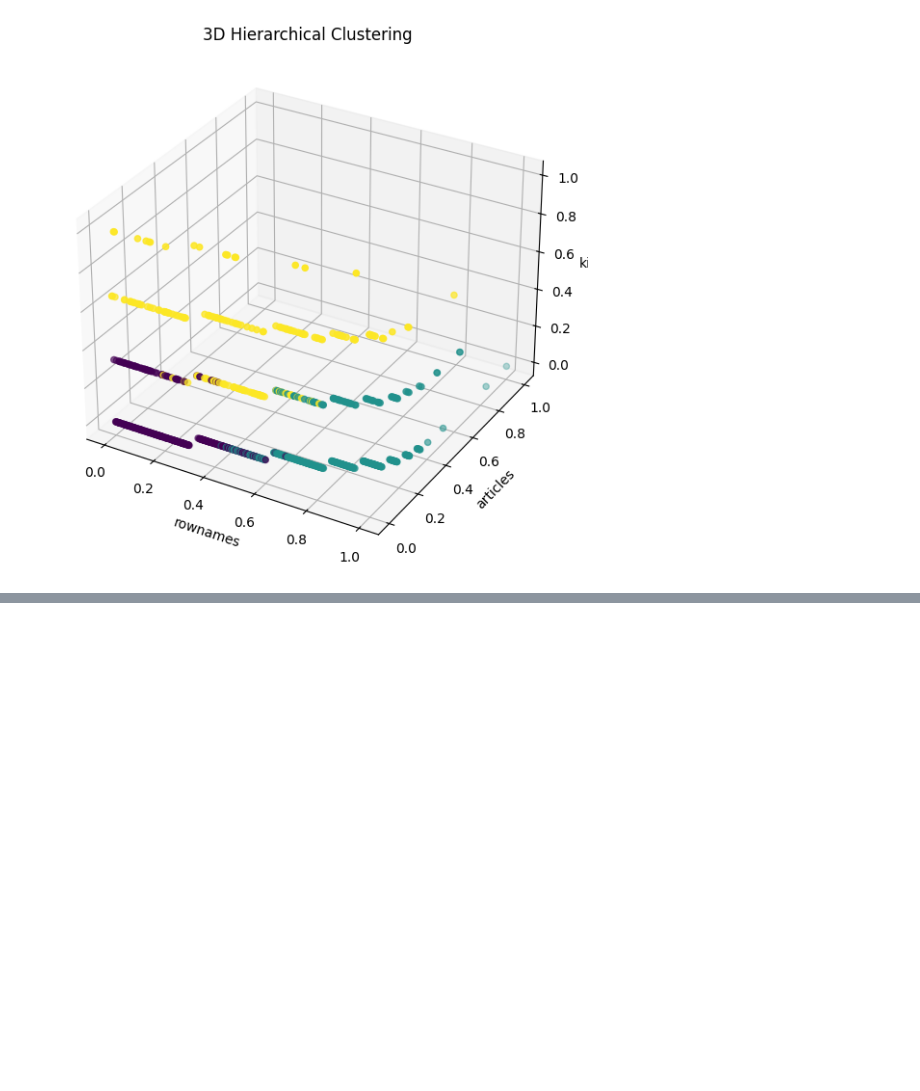
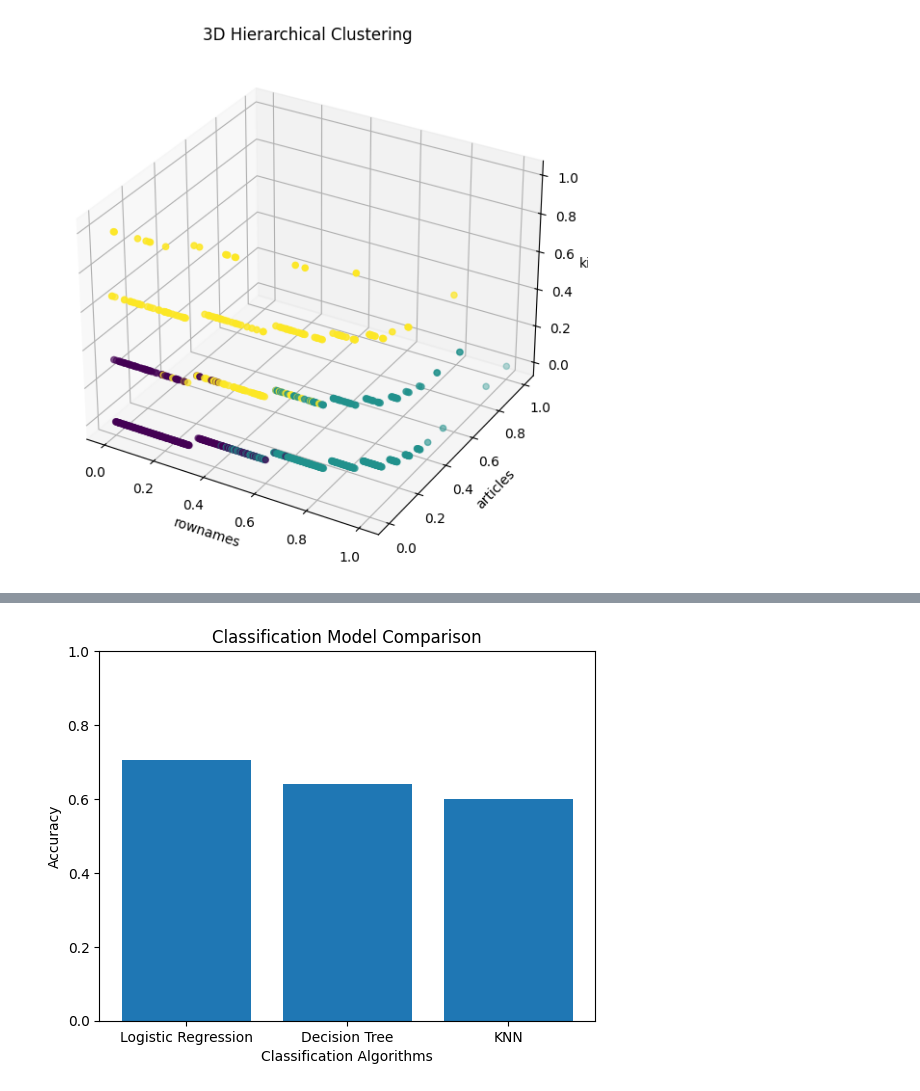
Before and after one commit to PranshuRanjan10/Pranshu_Ranjan_eda, a Jupyter notebook: Pranshu_Ranjan_1.ipynb, the cells around one changed output, grey strips where cells are left out. Drawn from its saved outputs; the diff is of its cells as text; code cells hidden in the pictures; blank space fills up the shorter version.

```diff
--- a/Pranshu_Ranjan_1.ipynb
+++ b/Pranshu_Ranjan_1.ipynb
@@ -556,0 +739,89 @@ Silhouette Score: 0.6290783392975429
+# %%
+# Classification Algorithms
+
+import pandas as pd
+import matplotlib.pyplot as plt
+
+from sklearn.model_selection import train_test_split
+from sklearn.preprocessing import StandardScaler
+
+from sklearn.linear_model import LogisticRegression
+from sklearn.tree import DecisionTreeClassifier
+from sklearn.neighbors import KNeighborsClassifier
+
+from sklearn.metrics import accuracy_score, confusion_matrix, classification_report
+
+# Load Dataset
+df = pd.read_csv("https://raw.githubusercontent.com/salemprakash/EDA/main/Data/PhDPublications.csv")
+
+print("Dataset Shape:", df.shape)
+display(df.head())
+
+# Create Target Variable
+df['target'] = (df['articles'] > 0).astype(int)
+
+# Select Features
+X = df.drop(columns=['rownames', 'articles', 'target'])
+y = df['target']
+
+# Encode Categorical Variables
+X = pd.get_dummies(X, drop_first=True, dtype=int)
+
+# Handle Missing Values
+X = X.fillna(X.median())
+
+# Split Dataset
+X_train, X_test, y_train, y_test = train_test_split(
+    X, y, test_size=0.2, random_state=42, stratify=y
+)
+
+# Feature Scaling
+scaler = StandardScaler()
+X_train_scaled = scaler.fit_transform(X_train)
+X_test_scaled = scaler.transform(X_test)
+
+# Define Models
+models = {
+    "Logistic Regression": LogisticRegression(max_iter=1000),
+    "Decision Tree": DecisionTreeClassifier(random_state=42),
+    "KNN": KNeighborsClassifier(n_neighbors=5)
+}
+
+# Train and Evaluate Models
+for name, model in models.items():
+
+    if name == "Decision Tree":
+        model.fit(X_train, y_train)
+        y_pred = model.predict(X_test)
+    else:
+        model.fit(X_train_scaled, y_train)
+        y_pred = model.predict(X_test_scaled)
+
+    print("\n", name)
+    print("Accuracy:", accuracy_score(y_test, y_pred))
+
+    print("\nConfusion Matrix:")
+    print(confusion_matrix(y_test, y_pred))
+
+    print("\nClassification Report:")
+    print(classification_report(y_test, y_pred, zero_division=0))
+
+# Accuracy Comparison
+accuracies = []
+
+for name, model in models.items():
+
+    if name == "Decision Tree":
+        pred = model.predict(X_test)
+    else:
+        pred = model.predict(X_test_scaled)
+
+    accuracies.append(accuracy_score(y_test, pred))
+
+plt.bar(models.keys(), accuracies)
+plt.xlabel("Classification Algorithms")
+plt.ylabel("Accuracy")
+plt.title("Classification Model Comparison")
+plt.ylim(0, 1)
+plt.show()
+# %% [output]
@@ -556,0 +852 @@ Silhouette Score: 0.6290783392975429
+[figure, added]
```
Also changed, not shown: parts of 8 cells of this notebook.
